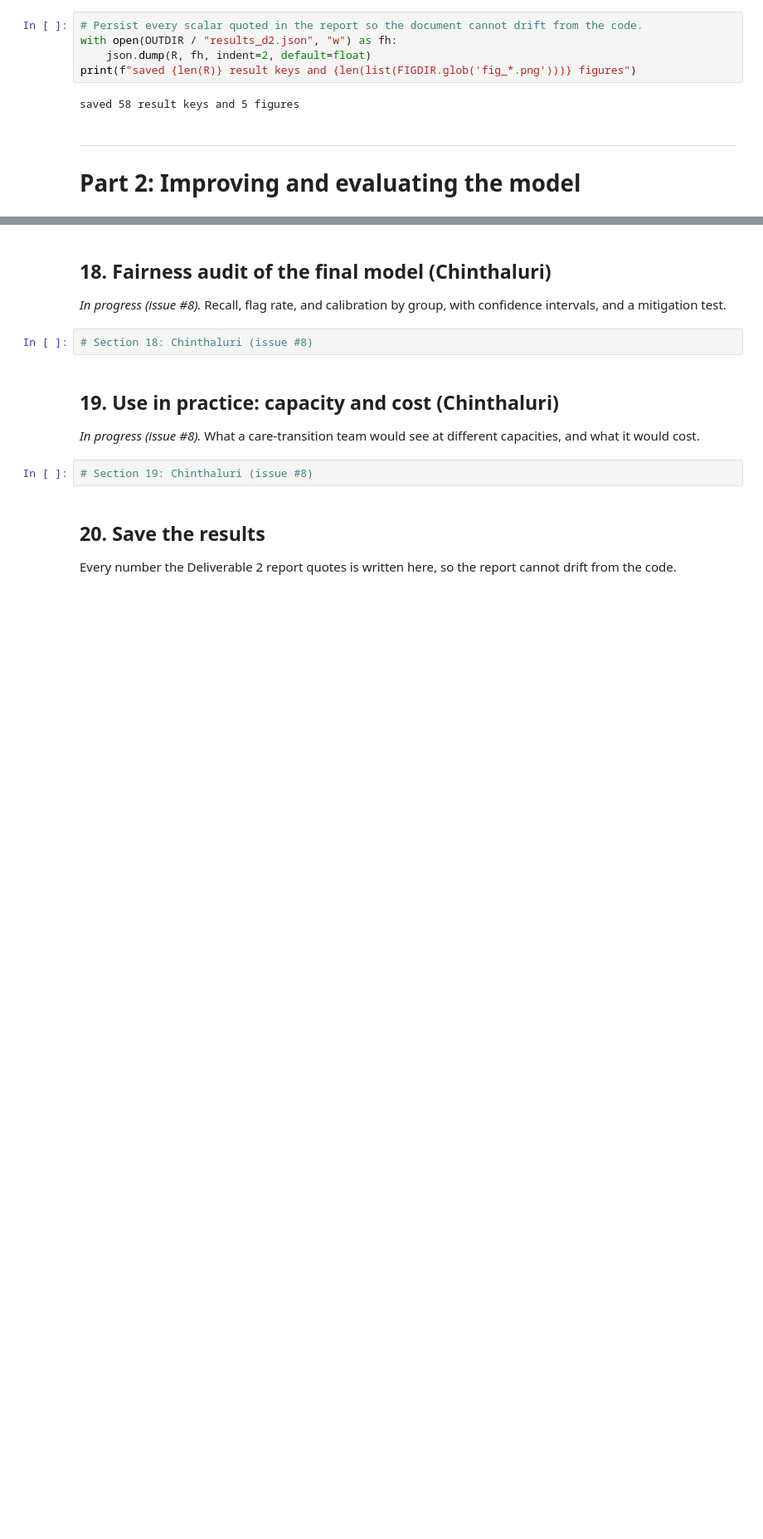
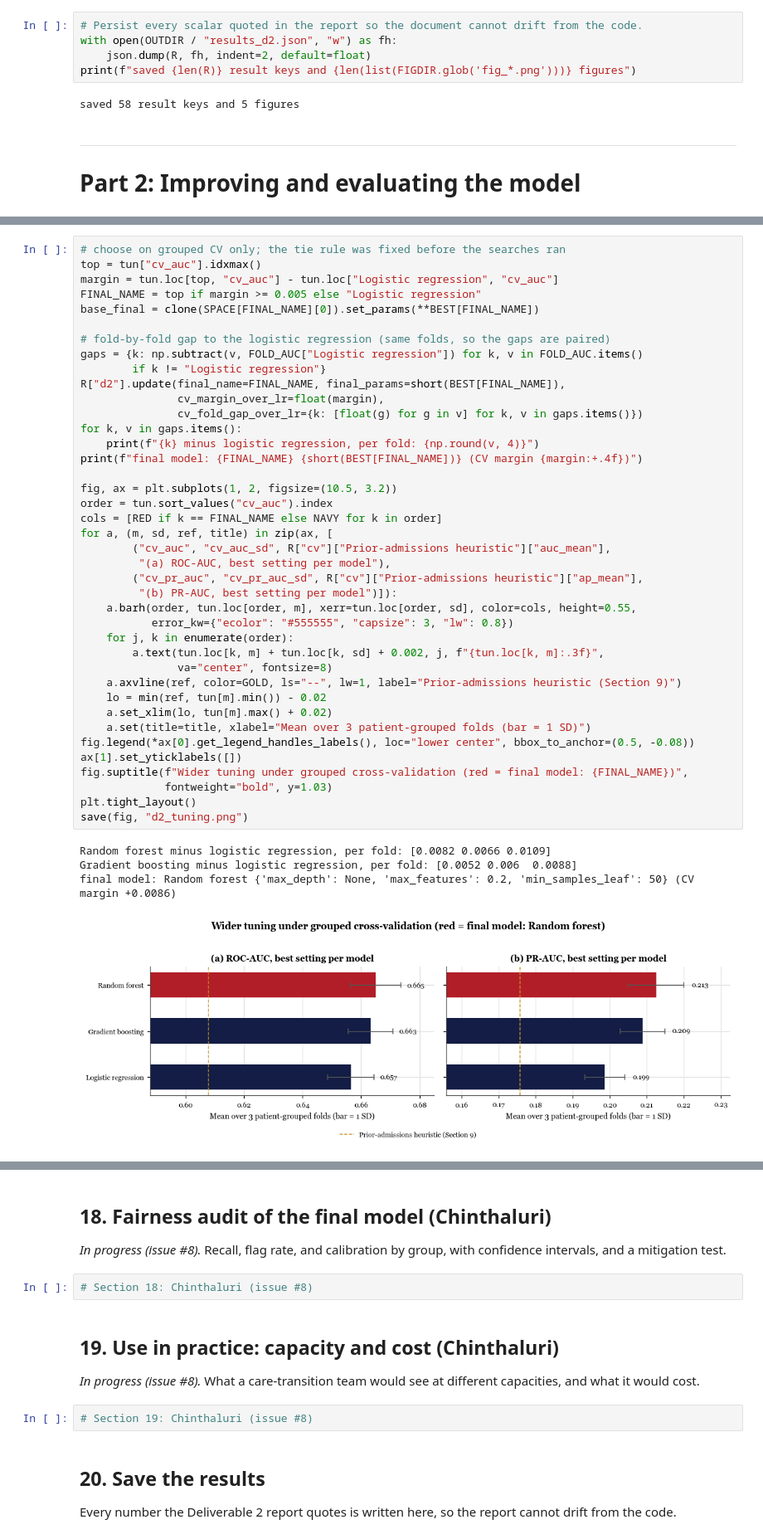
Before and after one commit to ychinthaluri53651/diabetes-readmission-residency-day-1, a Jupyter notebook: Diabetes_Readmission_D2_Chinthaluri_Abburi.ipynb, the cells around one changed output, grey strips where cells are left out. Shown at 83% size. Saved outputs shown, nothing was run; the diff lists cells and outputs as text; blank space fills up the shorter version.

```diff
--- a/Diabetes_Readmission_D2_Chinthaluri_Abburi.ipynb
+++ b/Diabetes_Readmission_D2_Chinthaluri_Abburi.ipynb
@@ -1042,0 +1115,45 @@ capacity on out-of-fold training predictions rather than from the test set.
+# %%
+# choose on grouped CV only; the tie rule was fixed before the searches ran
+top = tun["cv_auc"].idxmax()
+margin = tun.loc[top, "cv_auc"] - tun.loc["Logistic regression", "cv_auc"]
+FINAL_NAME = top if margin >= 0.005 else "Logistic regression"
+base_final = clone(SPACE[FINAL_NAME][0]).set_params(**BEST[FINAL_NAME])
+
+# fold-by-fold gap to the logistic regression (same folds, so the gaps are paired)
+gaps = {k: np.subtract(v, FOLD_AUC["Logistic regression"]) for k, v in FOLD_AUC.items()
+        if k != "Logistic regression"}
+R["d2"].update(final_name=FINAL_NAME, final_params=short(BEST[FINAL_NAME]),
+               cv_margin_over_lr=float(margin),
+               cv_fold_gap_over_lr={k: [float(g) for g in v] for k, v in gaps.items()})
+for k, v in gaps.items():
+    print(f"{k} minus logistic regression, per fold: {np.round(v, 4)}")
+print(f"final model: {FINAL_NAME} {short(BEST[FINAL_NAME])} (CV margin {margin:+.4f})")
+
+fig, ax = plt.subplots(1, 2, figsize=(10.5, 3.2))
+order = tun.sort_values("cv_auc").index
+cols = [RED if k == FINAL_NAME else NAVY for k in order]
+for a, (m, sd, ref, title) in zip(ax, [
+        ("cv_auc", "cv_auc_sd", R["cv"]["Prior-admissions heuristic"]["auc_mean"],
+         "(a) ROC-AUC, best setting per model"),
+        ("cv_pr_auc", "cv_pr_auc_sd", R["cv"]["Prior-admissions heuristic"]["ap_mean"],
+         "(b) PR-AUC, best setting per model")]):
+    a.barh(order, tun.loc[order, m], xerr=tun.loc[order, sd], color=cols, height=0.55,
+           error_kw={"ecolor": "#555555", "capsize": 3, "lw": 0.8})
+    for j, k in enumerate(order):
+        a.text(tun.loc[k, m] + tun.loc[k, sd] + 0.002, j, f"{tun.loc[k, m]:.3f}",
+               va="center", fontsize=8)
+    a.axvline(ref, color=GOLD, ls="--", lw=1, label="Prior-admissions heuristic (Section 9)")
+    lo = min(ref, tun[m].min()) - 0.02
+    a.set_xlim(lo, tun[m].max() + 0.02)
+    a.set(title=title, xlabel="Mean over 3 patient-grouped folds (bar = 1 SD)")
+fig.legend(*ax[0].get_legend_handles_labels(), loc="lower center", bbox_to_anchor=(0.5, -0.08))
+ax[1].set_yticklabels([])
+fig.suptitle(f"Wider tuning under grouped cross-validation (red = final model: {FINAL_NAME})",
+             fontweight="bold", y=1.03)
+plt.tight_layout()
+save(fig, "d2_tuning.png")
+# %% [output]
+Random forest minus logistic regression, per fold: [0.0082 0.0066 0.0109]
+Gradient boosting minus logistic regression, per fold: [0.0052 0.006  0.0088]
+final model: Random forest {'max_depth': None, 'max_features': 0.2, 'min_samples_leaf': 50} (CV margin +0.0086)
+[figure, added]
```
Also changed, not shown: parts of 22 cells of this notebook, 6 other files.
